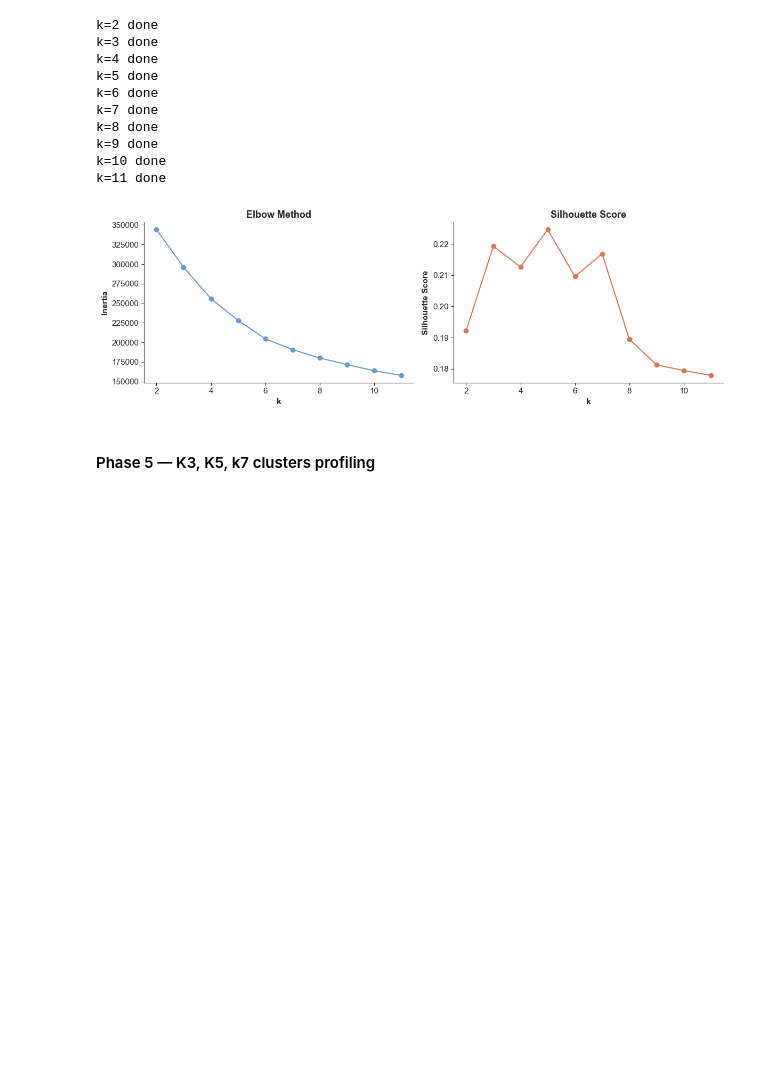
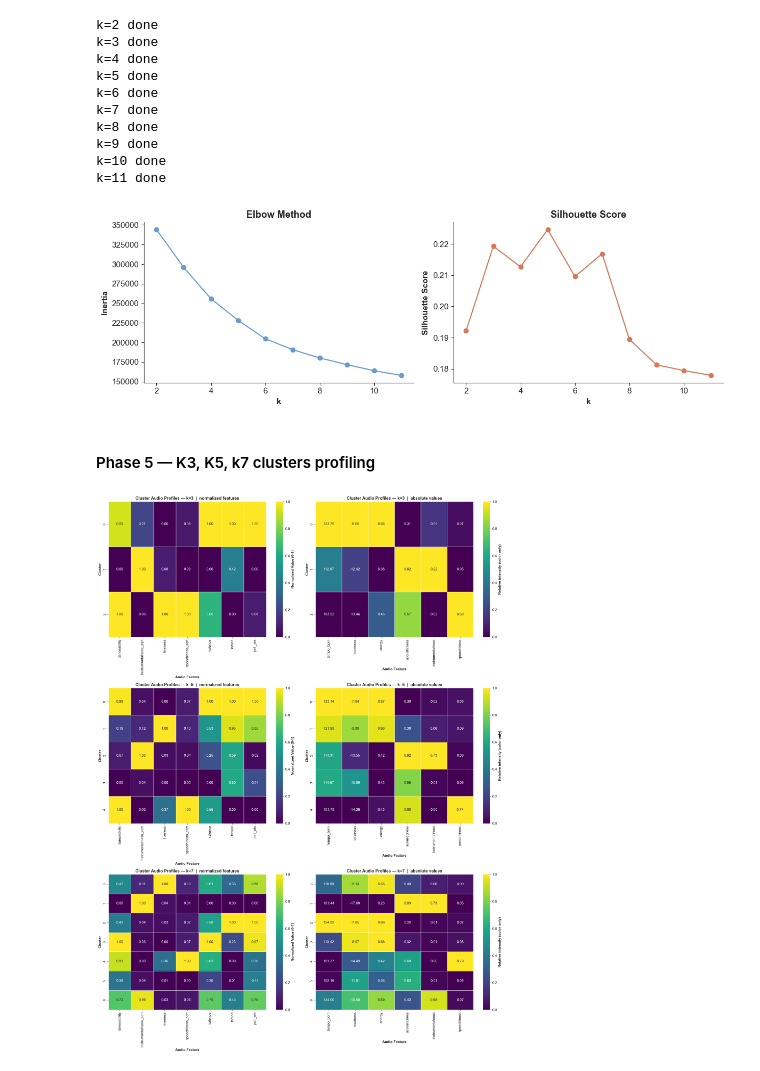
Before and after one commit to manuelcernigoj-lab/spoti-century, a Jupyter notebook: notebooks/01_tracks_elt.ipynb, the cells around one changed output. Saved outputs shown, nothing was run; the diff lists cells and outputs as text; code cells hidden in the pictures; blank space fills up the shorter version.

Commit message:
add: clustering analysis (liveness excluded) in 01_tracks_elt.ipynb

```diff
--- a/notebooks/01_tracks_elt.ipynb
+++ b/notebooks/01_tracks_elt.ipynb
@@ -1391,3 +1392,82 @@ k=11 done
 [figure]
 # %% [markdown]
 #### Phase 5 — K3, K5, k7 clusters profiling
+# %%
+# -- Cluster profiling --
+profiles = {}
+
+for k in [3, 5, 7]:
+    kmeans = KMeans(
+        n_clusters=k,
+        init='k-means++',  # spreads initial centroids apart → better convergence
+        n_init=10,         # runs 10 times, keeps best result → guards against bad luck
+        max_iter=300,      # max iterations per run (sklearn default)
+        random_state=42    # fixed seed → reproducible results
+    )
+    clustering_sample[f'cluster_k{k}'] = kmeans.fit_predict(X_scaled)
+
+    # --- Compute mean audio features per cluster ---
+    profiles[k] = (
+        clustering_sample
+        .groupby(f'cluster_k{k}')[clustering_features]
+        .mean()
+        .round(3))
+
+fig, axes = plt.subplots(3, 2, figsize=(18, 24))
+
+for row, k in enumerate([3, 5, 7]):
+
+    # -- [LEFT] Normalized profile heatmap (cluster shape) --
+    profile_norm = pd.DataFrame(
+        MinMaxScaler().fit_transform(profiles[k]),
+        columns=clustering_features,
+        index=profiles[k].index
+    )
+    sns.heatmap(
+        profile_norm,
+        annot=True, fmt='.2f',
+        cmap='viridis',
+        linewidths=0.5,
+        ax=axes[row, 0],
+        cbar_kws={'label': 'Normalized Value (0-1)'}
+    )
+    axes[row, 0].set_title(f'Cluster Audio Profiles — k={k}  |  normalized features',
+                            fontweight='bold')
+    axes[row, 0].set_xlabel('Audio Feature')
+    axes[row, 0].set_ylabel('Cluster')
+
+    # -- [RIGHT] Absolute profile heatmap (interpretability) --
+    readable_cols = ['tempo_bpm', 'loudness', 'energy',
+                     'acousticness', 'instrumentalness', 'speechiness']
+
+    profile_abs = (
+        clustering_sample
+        .groupby(f'cluster_k{k}')[readable_cols]
+        .mean()
+        .round(2)
+    )
+    # [STEP 1] - Normalize across clusters (row-wise) so colors are comparable
+    #            but annotate with the actual absolute values
+    profile_abs_norm = pd.DataFrame(
+        MinMaxScaler().fit_transform(profile_abs),
+        columns=readable_cols,
+        index=profile_abs.index
+    )
+    sns.heatmap(
+        profile_abs_norm,
+        annot=profile_abs,   # ← show real values, not normalized ones
+        fmt='.2f',
+        cmap='viridis',
+        linewidths=0.5,
+        ax=axes[row, 1],
+        cbar_kws={'label': 'Relative intensity (color only)'}
+    )
+    axes[row, 1].set_title(f'Cluster Audio Profiles — k={k}  |  absolute values',
+                            fontweight='bold')
+    axes[row, 1].set_xlabel('Audio Feature')
+    axes[row, 1].set_ylabel('Cluster')
+
+plt.tight_layout()
+plt.show()
+# %% [output]
+[figure, added]
```
Also changed, not shown: parts of 11 cells of this notebook.
